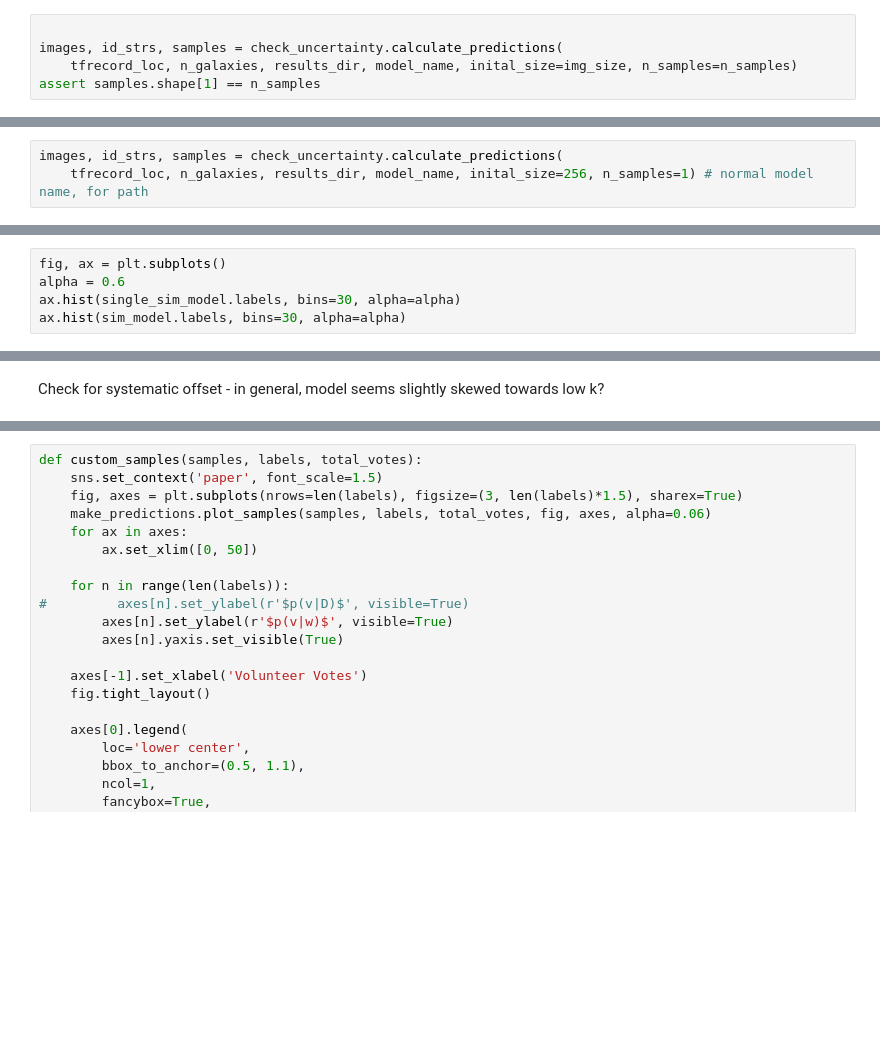
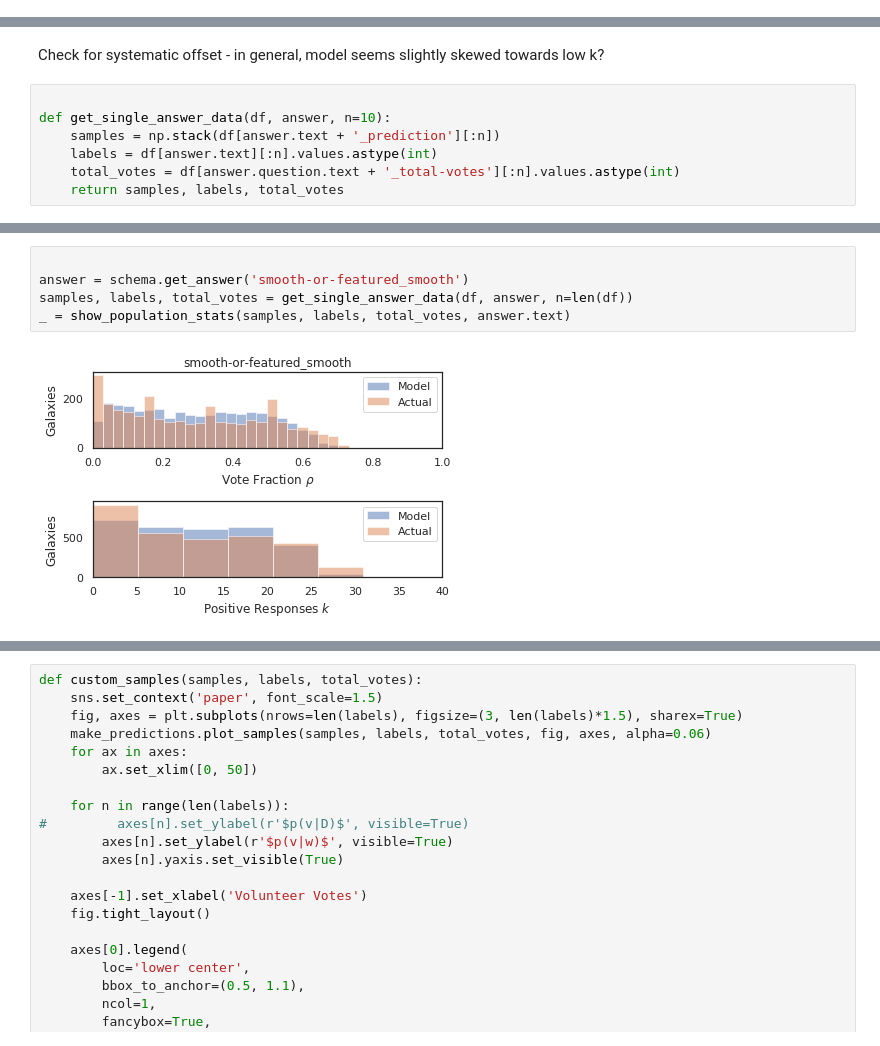
Before and after one commit to colinleach/zoobot, a Jupyter notebook: notebooks/multiq/predictions.ipynb, the cells around one changed output, grey strips where cells are left out. Saved outputs shown, nothing was run; the diff lists cells and outputs as text; blank space fills up the shorter version.

```diff
--- a/notebooks/multiq/predictions.ipynb
+++ b/notebooks/multiq/predictions.ipynb
@@ -528,5 +453,0 @@ assert False
-# %%
-
-images, id_strs, samples = check_uncertainty.calculate_predictions(
-    tfrecord_loc, n_galaxies, results_dir, model_name, inital_size=img_size, n_samples=n_samples)
-assert samples.shape[1] == n_samples
@@ -540,3 +453,0 @@ Repeat for single model
-# %%
-images, id_strs, samples = check_uncertainty.calculate_predictions(
-    tfrecord_loc, n_galaxies, results_dir, model_name, inital_size=256, n_samples=1) # normal model name, for path
@@ -573,5 +453,0 @@ sim_model.labels
-# %%
-fig, ax = plt.subplots()
-alpha = 0.6
-ax.hist(single_sim_model.labels, bins=30, alpha=alpha)
-ax.hist(sim_model.labels, bins=30, alpha=alpha)
@@ -584,4 +493,11 @@ plt.hist(sim_model.total_votes), sim_model.total_votes.mean()
 ### Visualise Posteriors
 # %% [markdown]
 Check for systematic offset - in general, model seems slightly skewed towards low k?
+# %%
+
+def get_single_answer_data(df, answer, n=10):
+    samples = np.stack(df[answer.text + '_prediction'][:n])
+    labels = df[answer.text][:n].values.astype(int)
+    total_votes = df[answer.question.text + '_total-votes'][:n].values.astype(int)
+    return samples, labels, total_votes
 # %%
@@ -616,0 +542,7 @@ fig.tight_layout()
+# %%
+
+answer = schema.get_answer('smooth-or-featured_smooth')
+samples, labels, total_votes = get_single_answer_data(df, answer, n=len(df))
+_ = show_population_stats(samples, labels, total_votes, answer.text)
+# %% [output]
+[figure, added]
```
Also changed, not shown: parts of 68 cells of this notebook, 2 other files.
